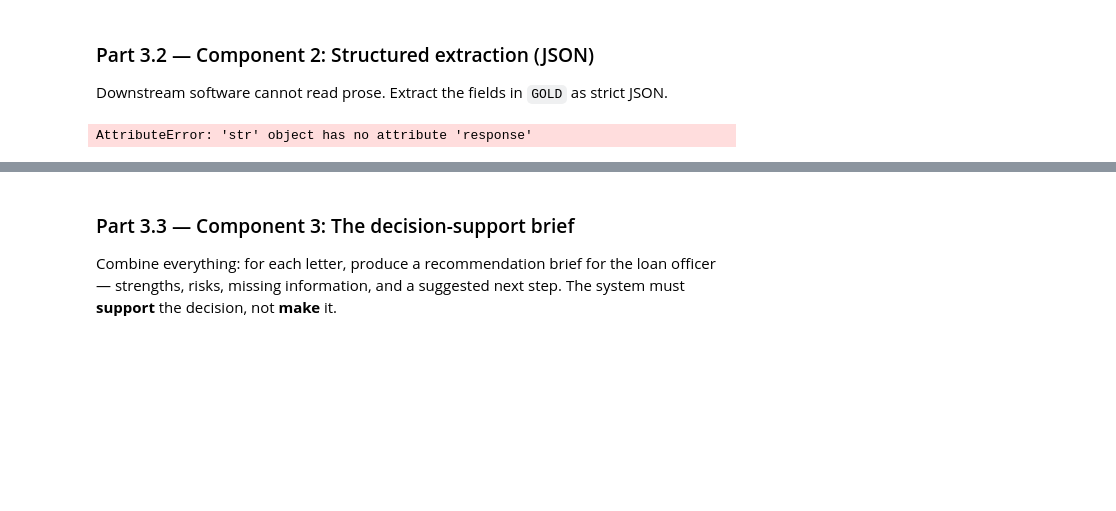
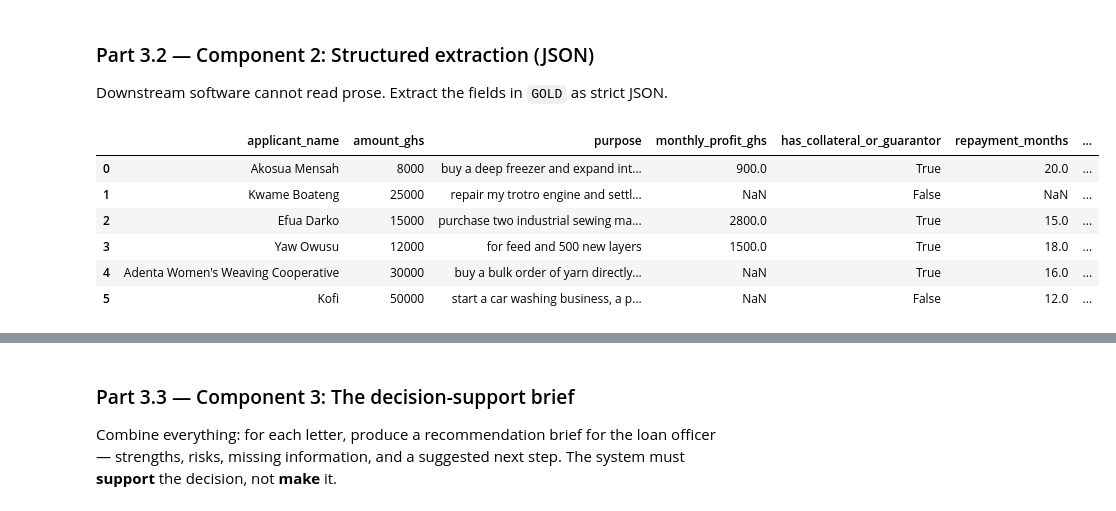
Before and after one commit to fredd-a/lab-4-llm-decision-support, a Jupyter notebook: lab_4.ipynb, the cells around one changed output, grey strips where cells are left out. Saved outputs shown, nothing was run; the diff lists cells and outputs as text; code cells hidden in the pictures; blank space fills up the shorter version.

````diff
--- a/lab_4.ipynb
+++ b/lab_4.ipynb
@@ -391,40 +391,56 @@ Loan application:
 #   json.loads() the result, and returns a dict. Handle parse failures gracefully
 #   (return None and print a warning).
 def extract_fields(letter_text):
-    prompt = EXTRACT_PROMPT.response(letter_text=letter_text)
+    prompt = EXTRACT_PROMPT.replace("{letter_text}",letter_text)
 
     response = ask_llm(
         prompt,
         temperature=0
     )
 
     try:
         response = response.strip()
 
         if response.startswith("```json"):
             response = response[7:]
 
         if response.startswith("```"):
             response = response[3:]
 
         if response.endswith("```"):
             response = response[:-3]
 
         response = response.strip()
 
         return json.loads(response)
 
     except json.JSONDecodeError:
         print("Warning: Could not parse the LLM response as JSON.")
         print("Response:", response)
         return None
 
 # TODO: Run it on ALL SIX letters; collect results into a pandas DataFrame (one row per
 #   letter) and display it.
-result = extract_fields(LETTERS["L001"])
-print(result)
+results = []
+
+for letter_id, letter_text in LETTERS.items():
+    result = extract_fields(letter_text)
+
+    if result is not None:
+        result["letter_id"] = letter_id
+        results.append(result)
+
+df = pd.DataFrame(results)
+
+display(df)
 # %% [output]
-AttributeError: 'str' object has no attribute 'response'
+|  | applicant_name | amount_ghs | purpose | monthly_profit_ghs | has_collateral_or_guarantor | repayment_months | ... |
+| 0 | Akosua Mensah | 8000 | buy a deep freezer and expand int... | 900.0 | True | 20.0 | ... |
+| 1 | Kwame Boateng | 25000 | repair my trotro engine and settl... | NaN | False | NaN | ... |
+| 2 | Efua Darko | 15000 | purchase two industrial sewing ma... | 2800.0 | True | 15.0 | ... |
+| 3 | Yaw Owusu | 12000 | for feed and 500 new layers | 1500.0 | True | 18.0 | ... |
+| 4 | Adenta Women's Weaving Cooperative | 30000 | buy a bulk order of yarn directly... | NaN | True | 16.0 | ... |
+| 5 | Kofi | 50000 | start a car washing business, a p... | NaN | False | 12.0 | ... |
 # %% [markdown]
 **Student Reasoning — Structured extraction**
 *1. Why must the few-shot example NOT come from the six letters you are processing?*
````
Also changed, not shown: parts of 4 cells of this notebook.
